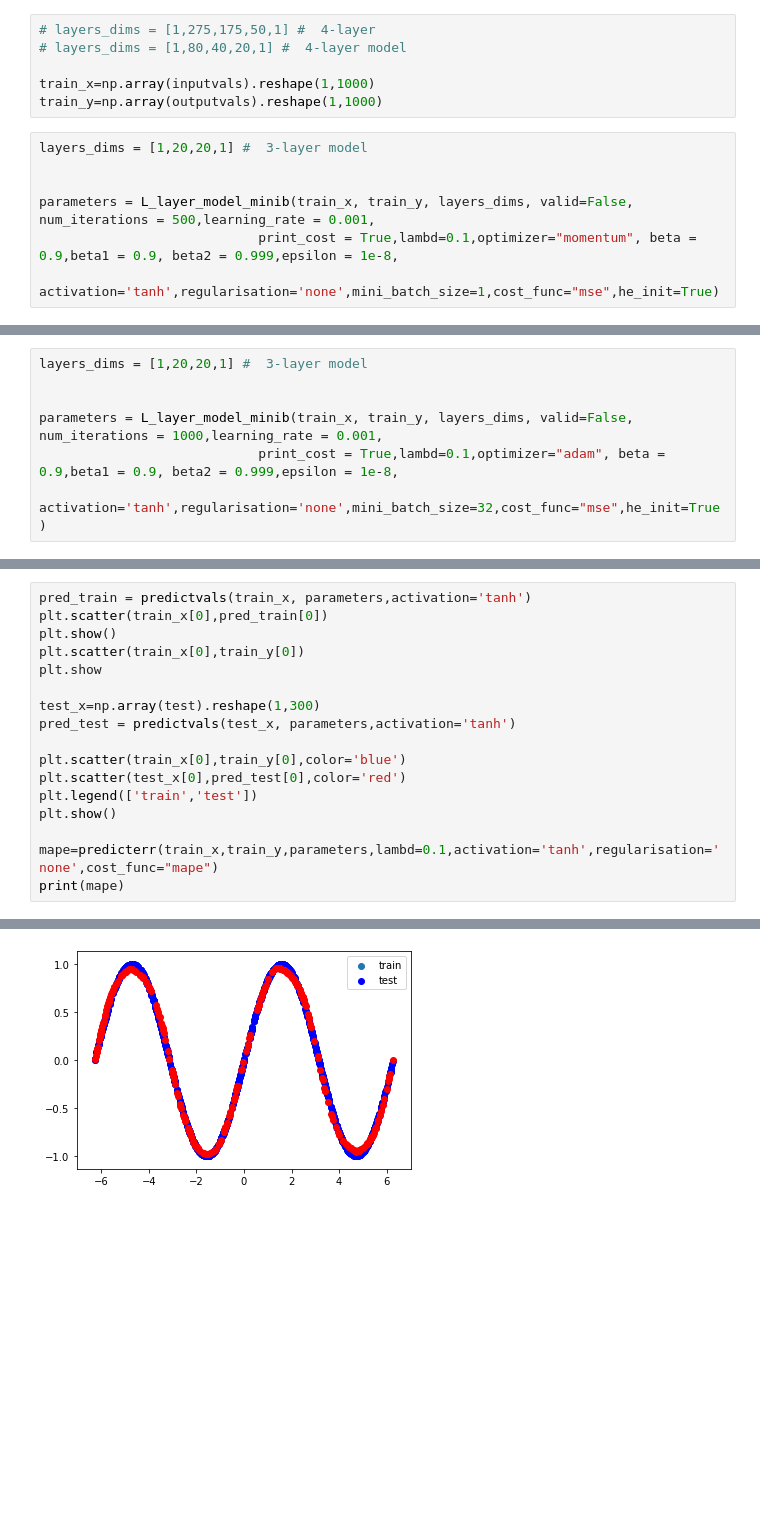
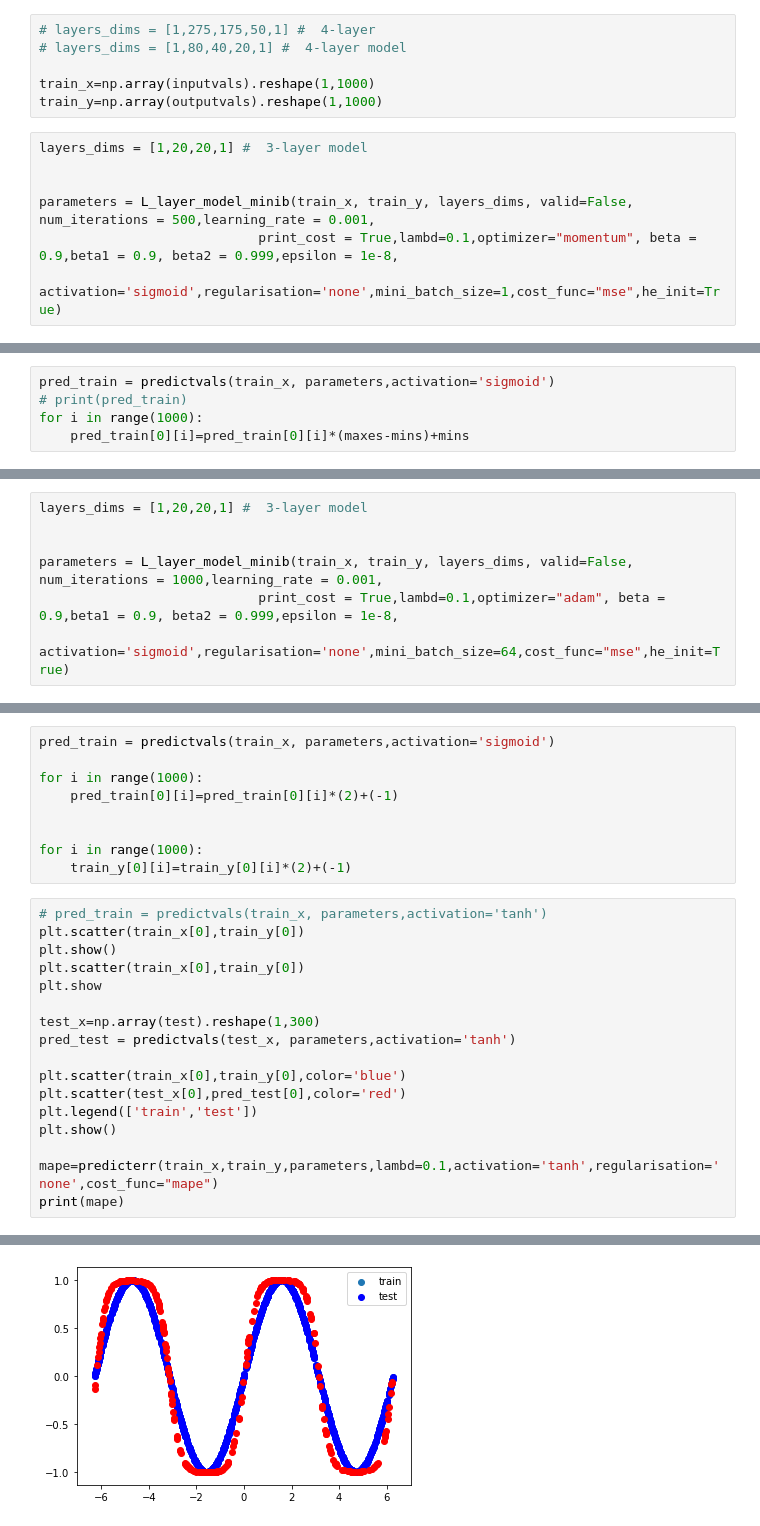
Before and after one commit to munkeops/ANN, a Jupyter notebook: assign1-sin problem.ipynb, the cells around one changed output, grey strips where cells are left out. Saved outputs shown, nothing was run; the diff lists cells and outputs as text; blank space fills up the shorter version.

```diff
--- a/assign1-sin problem.ipynb
+++ b/assign1-sin problem.ipynb
@@ -37,4 +48,4 @@ layers_dims = [1,20,20,1] #  3-layer model
 
 parameters = L_layer_model_minib(train_x, train_y, layers_dims, valid=False, num_iterations = 500,learning_rate = 0.001,
                             print_cost = True,lambd=0.1,optimizer="momentum", beta = 0.9,beta1 = 0.9, beta2 = 0.999,epsilon = 1e-8,
-                            activation='tanh',regularisation='none',mini_batch_size=1,cost_func="mse",he_init=True)
+                            activation='sigmoid',regularisation='none',mini_batch_size=1,cost_func="mse",he_init=True)
@@ -60 +52,6 @@ Cost after epoch 499: 0.022805
+# %%
+pred_train = predictvals(train_x, parameters,activation='sigmoid')
+# print(pred_train)
+for i in range(1000):
+    pred_train[0][i]=pred_train[0][i]*(maxes-mins)+mins
 # %%
@@ -85,5 +77,5 @@ layers_dims = [1,20,20,1] #  3-layer model
 
 parameters = L_layer_model_minib(train_x, train_y, layers_dims, valid=False, num_iterations = 1000,learning_rate = 0.001,
                             print_cost = True,lambd=0.1,optimizer="adam", beta = 0.9,beta1 = 0.9, beta2 = 0.999,epsilon = 1e-8,
-                            activation='tanh',regularisation='none',mini_batch_size=32,cost_func="mse",he_init=True)
+                            activation='sigmoid',regularisation='none',mini_batch_size=64,cost_func="mse",he_init=True)
 # %% [output]
@@ -108,6 +100,15 @@ Cost after epoch 999: 0.000718
+# %%
+pred_train = predictvals(train_x, parameters,activation='sigmoid')
+
+for i in range(1000):
+    pred_train[0][i]=pred_train[0][i]*(2)+(-1)
+
+
+for i in range(1000):
+    train_y[0][i]=train_y[0][i]*(2)+(-1)
 # %%
-pred_train = predictvals(train_x, parameters,activation='tanh')
-plt.scatter(train_x[0],pred_train[0])
+# pred_train = predictvals(train_x, parameters,activation='tanh')
+plt.scatter(train_x[0],train_y[0])
 plt.show()
 plt.scatter(train_x[0],train_y[0])
 plt.show
@@ -127 +128 @@ print(mape)
-[figure, old version]
+[figure, new version]
```
Also changed, not shown: parts of 7 cells of this notebook, 2 other files.
